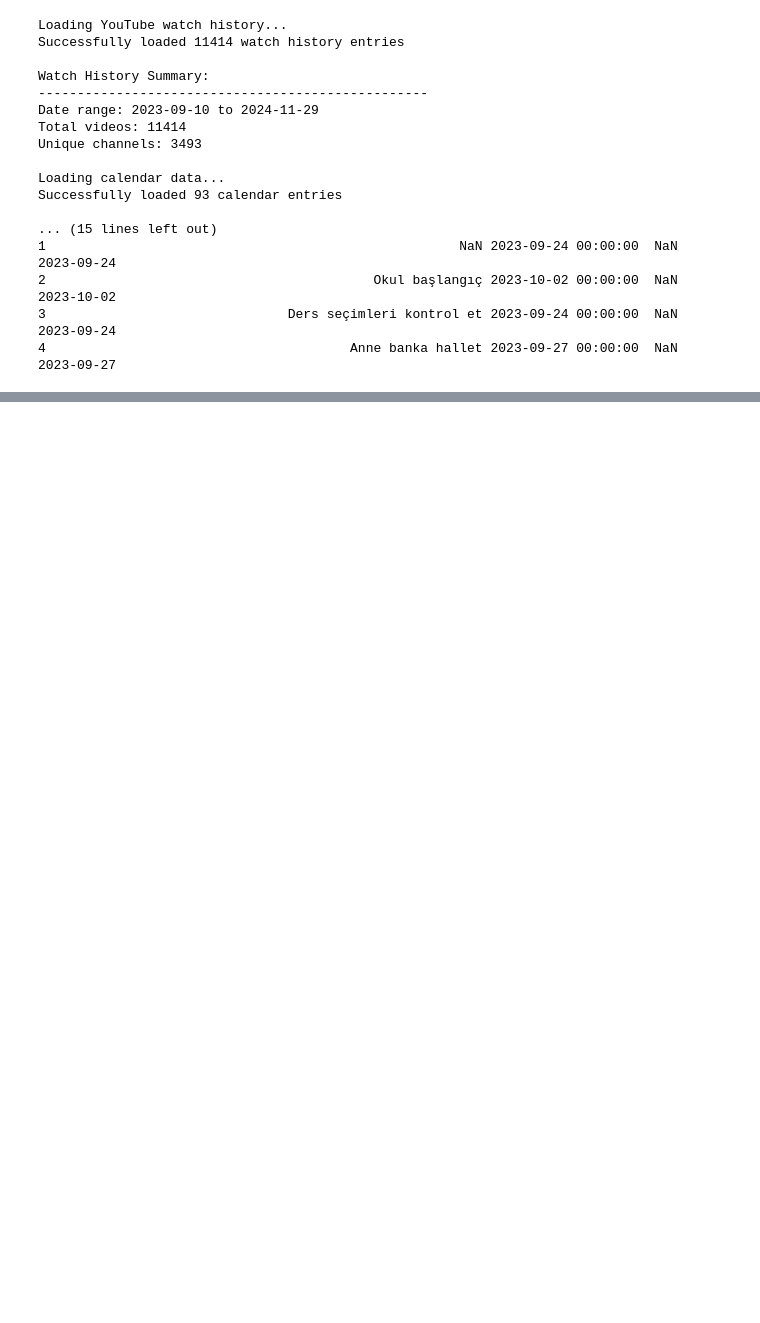
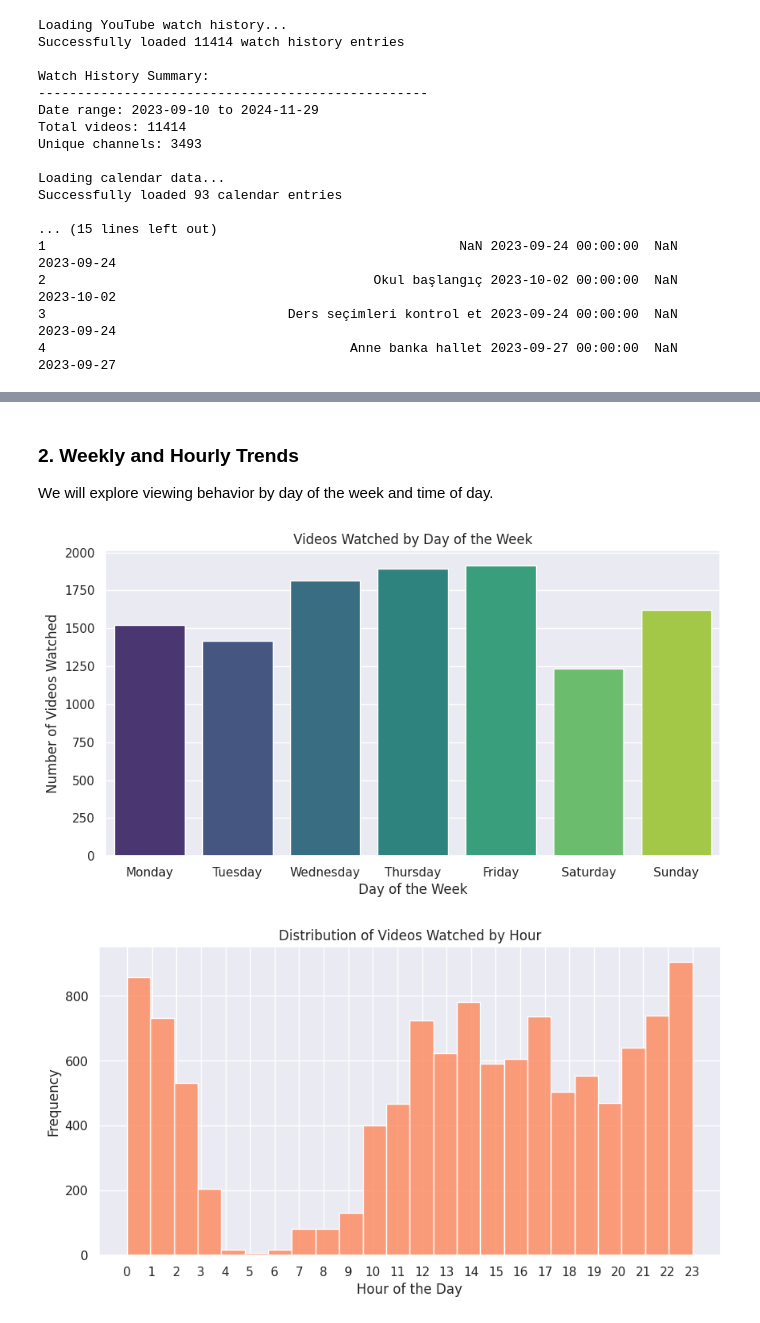
Before and after one commit to Polatvtnsvr/DSA210_PROJ, a Jupyter notebook: DSA210PROJ.ipynb, the cells around one changed output, grey strips where cells are left out. Cells and saved outputs as stored; diff of their text form; code cells hidden in the pictures; blank space fills up the shorter version.

```diff
--- a/DSA210PROJ.ipynb
+++ b/DSA210PROJ.ipynb
@@ -381,0 +289,27 @@ Channel Diversity:
+# %% [markdown]
+### **2. Weekly and Hourly Trends**
+We will explore viewing behavior by day of the week and time of day.
+# %%
+# Group data by day of the week
+weekday_counts = watch_df.groupby('weekday').size().reindex(
+    ['Monday', 'Tuesday', 'Wednesday', 'Thursday', 'Friday', 'Saturday', 'Sunday']
+)
+
+plt.figure(figsize=(10, 5))
+sns.barplot(x=weekday_counts.index, y=weekday_counts.values, palette='viridis')
+plt.title("Videos Watched by Day of the Week")
+plt.xlabel("Day of the Week")
+plt.ylabel("Number of Videos Watched")
+plt.show()
+
+# Hourly distribution
+plt.figure(figsize=(10, 5))
+sns.histplot(watch_df['hour'], bins=24, kde=False, color='coral')
+plt.title("Distribution of Videos Watched by Hour")
+plt.xlabel("Hour of the Day")
+plt.ylabel("Frequency")
+plt.xticks(range(0, 24))
+plt.show()
+# %% [output]
+[figure, added]
+[figure, added]
```
Also changed, not shown: parts of 42 cells of this notebook.
